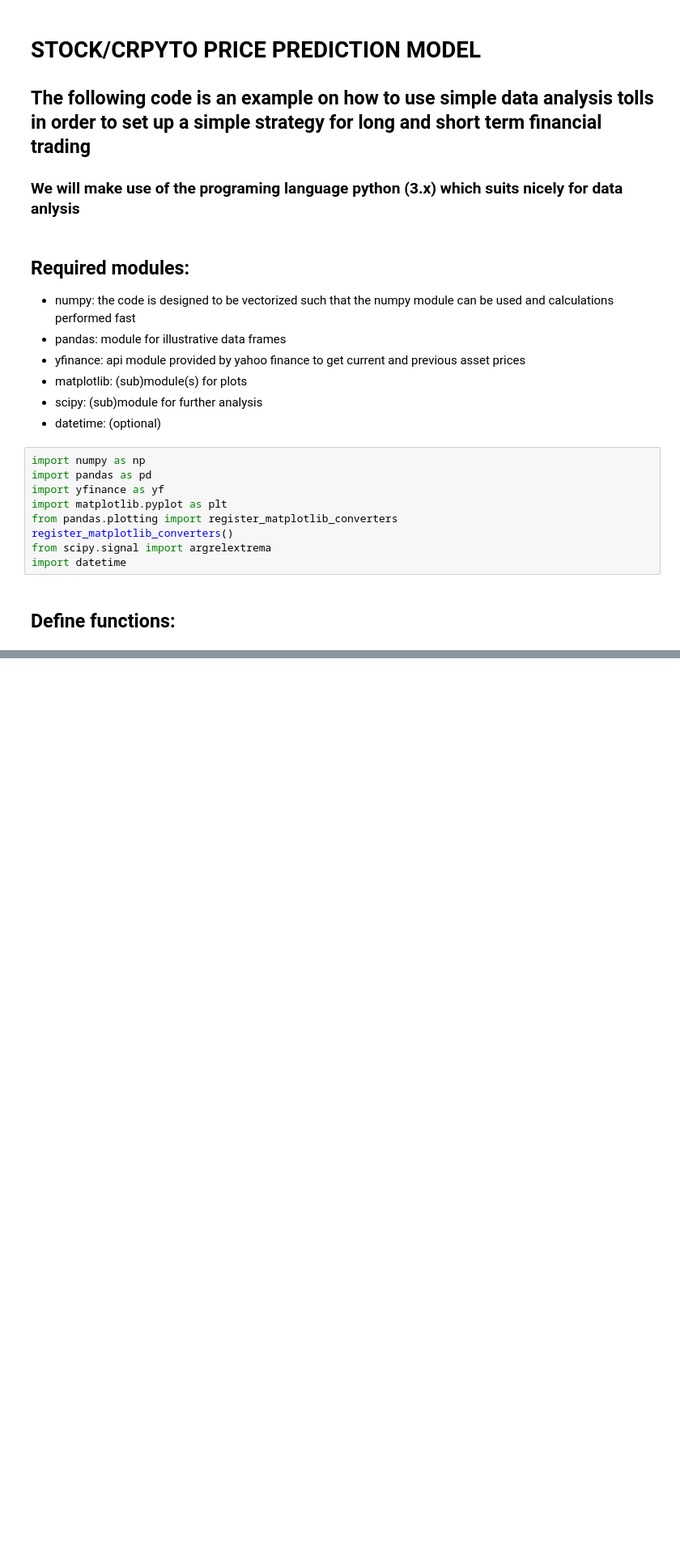
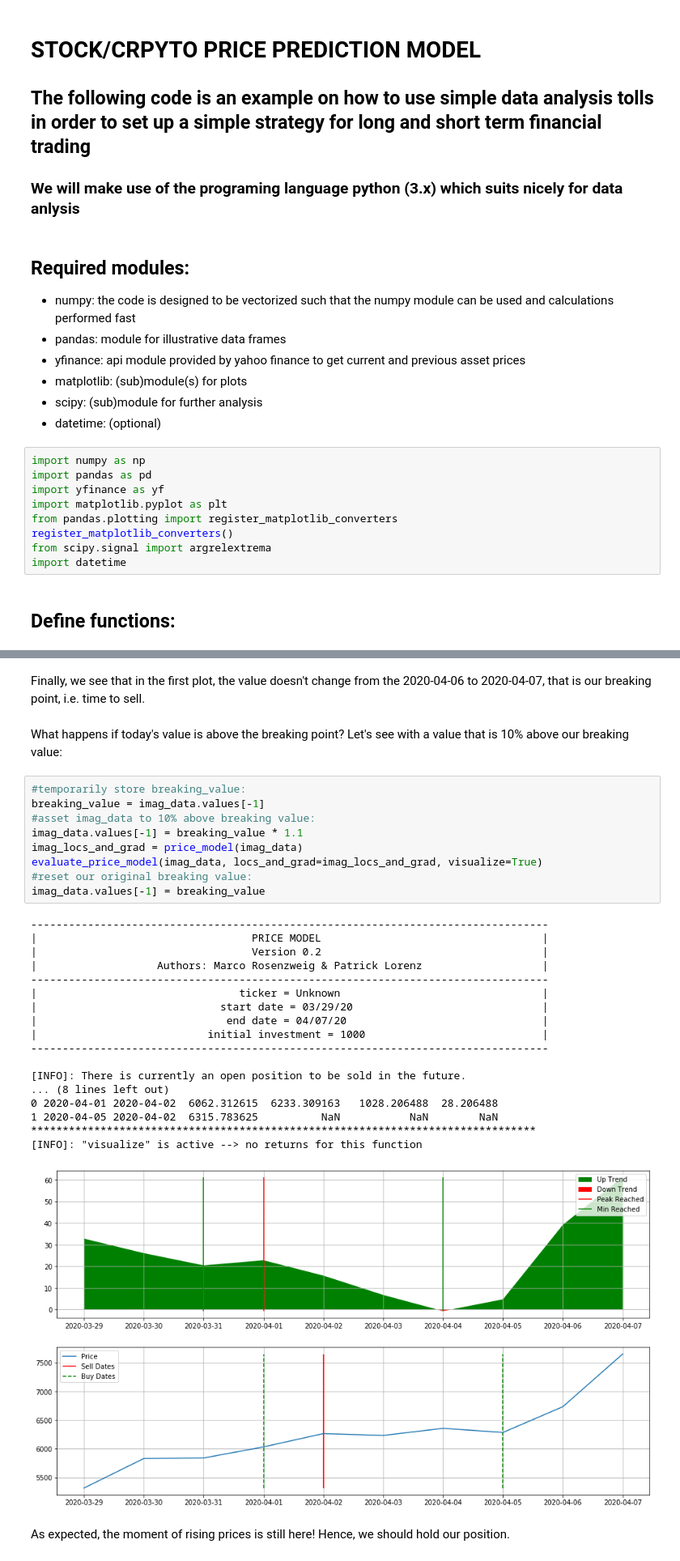
Before and after one commit to MarcoRosenzweig/FINANCE, a Jupyter notebook: PRICE_MODEL.ipynb, the cells around one changed output, grey strips where cells are left out. Shown at 81% size. Saved outputs shown, nothing was run; the diff lists cells and outputs as text; blank space fills up the shorter version.

```diff
--- a/PRICE_MODEL.ipynb
+++ b/PRICE_MODEL.ipynb
@@ -239,0 +418,34 @@ Name: Close, dtype: float64
+# %% [markdown]
+Finally, we see that in the first plot, the value doesn't change from the 2020-04-06 to 2020-04-07, that is our breaking point, i.e. time to sell.
+# %% [markdown]
+What happens if today's value is above the breaking point? Let's see with a value that is 10% above our breaking value:
+# %%
+#temporarily store breaking_value:
+breaking_value = imag_data.values[-1]
+#asset imag_data to 10% above breaking value:
+imag_data.values[-1] = breaking_value * 1.1
+imag_locs_and_grad = price_model(imag_data)
+evaluate_price_model(imag_data, locs_and_grad=imag_locs_and_grad, visualize=True)
+#reset our original breaking value:
+imag_data.values[-1] = breaking_value
+# %% [output]
+----------------------------------------------------------------------------------
+|                                  PRICE MODEL                                   |
+|                                  Version 0.2                                   |
+|                   Authors: Marco Rosenzweig & Patrick Lorenz                   |
+----------------------------------------------------------------------------------
+|                                ticker = Unknown                                |
+|                             start date = 03/29/20                              |
+|                              end date = 04/07/20                               |
+|                           initial investment = 1000                            |
+----------------------------------------------------------------------------------
+
+[INFO]: There is currently an open position to be sold in the future.
+... (8 lines left out)
+0 2020-04-01 2020-04-02  6062.312615  6233.309163   1028.206488  28.206488
+1 2020-04-05 2020-04-02  6315.783625          NaN           NaN        NaN
+********************************************************************************
+[INFO]: "visualize" is active --> no returns for this function
+[figure, added]
+# %% [markdown]
+As expected, the moment of rising prices is still here! Hence, we should hold our position.
```
Also changed, not shown: parts of 26 cells of this notebook.
